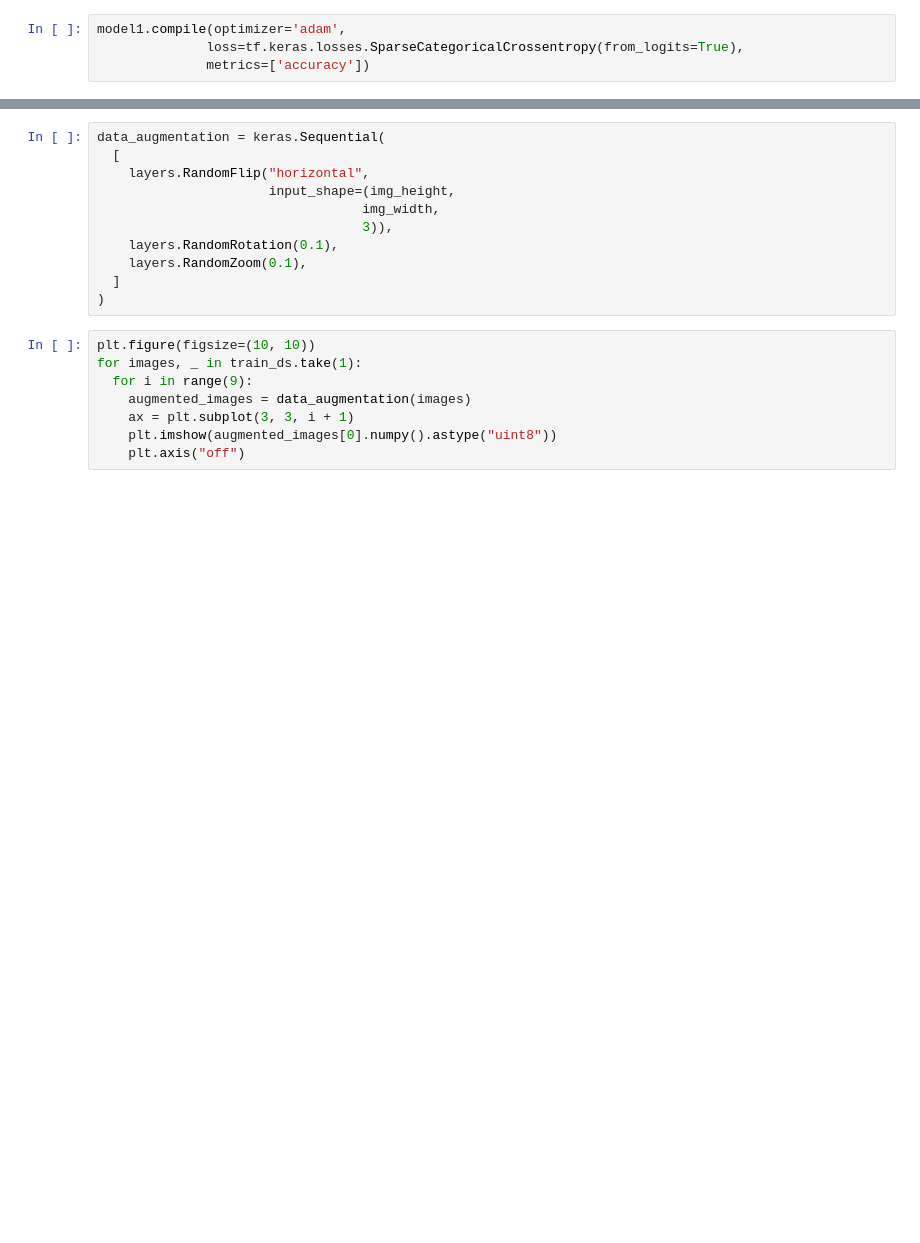
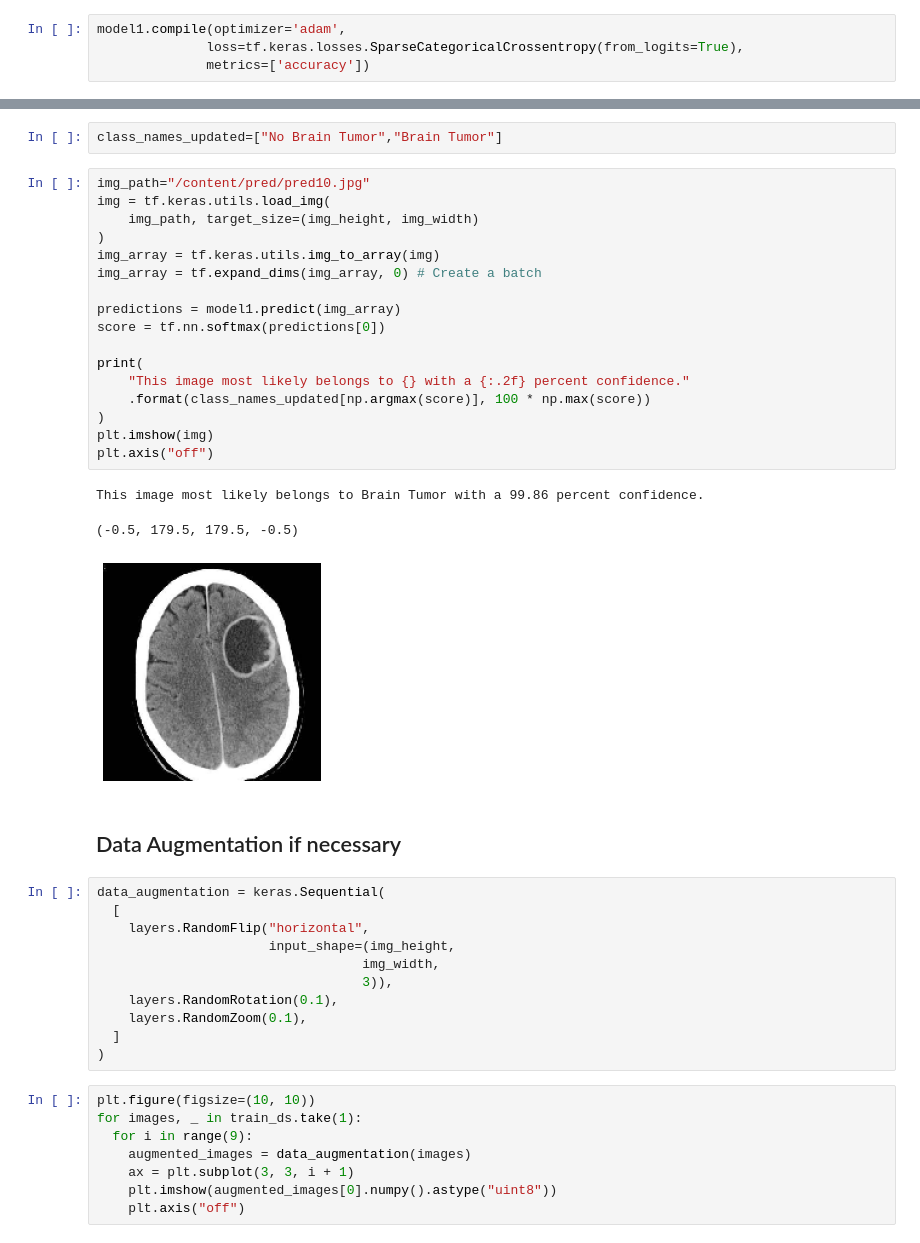
Before and after one commit to Pritish2001/Brain-Tumor-Detection, a Jupyter notebook: code/TARP.ipynb, the cells around one changed output, grey strips where cells are left out. Saved outputs shown, nothing was run; the diff lists cells and outputs as text; blank space fills up the shorter version.

Commit message:
Update TARP.ipynb
added prediction for new image

```diff
--- a/code/TARP.ipynb
+++ b/code/TARP.ipynb
@@ -179,3 +213,28 @@ plt.show()
+# %%
+class_names_updated=["No Brain Tumor","Brain Tumor"]
+# %%
+img_path="/content/pred/pred10.jpg"
+img = tf.keras.utils.load_img(
+    img_path, target_size=(img_height, img_width)
+)
+img_array = tf.keras.utils.img_to_array(img)
+img_array = tf.expand_dims(img_array, 0) # Create a batch
+
+predictions = model1.predict(img_array)
+score = tf.nn.softmax(predictions[0])
+
+print(
+    "This image most likely belongs to {} with a {:.2f} percent confidence."
+    .format(class_names_updated[np.argmax(score)], 100 * np.max(score))
+)
+plt.imshow(img)
+plt.axis("off")
+# %% [output]
+This image most likely belongs to Brain Tumor with a 99.86 percent confidence.
+(-0.5, 179.5, 179.5, -0.5)
+[figure, added]
+# %% [markdown]
+## Data Augmentation if necessary
 # %%
 data_augmentation = keras.Sequential(
   [
```
Also changed, not shown: parts of 22 cells of this notebook.
